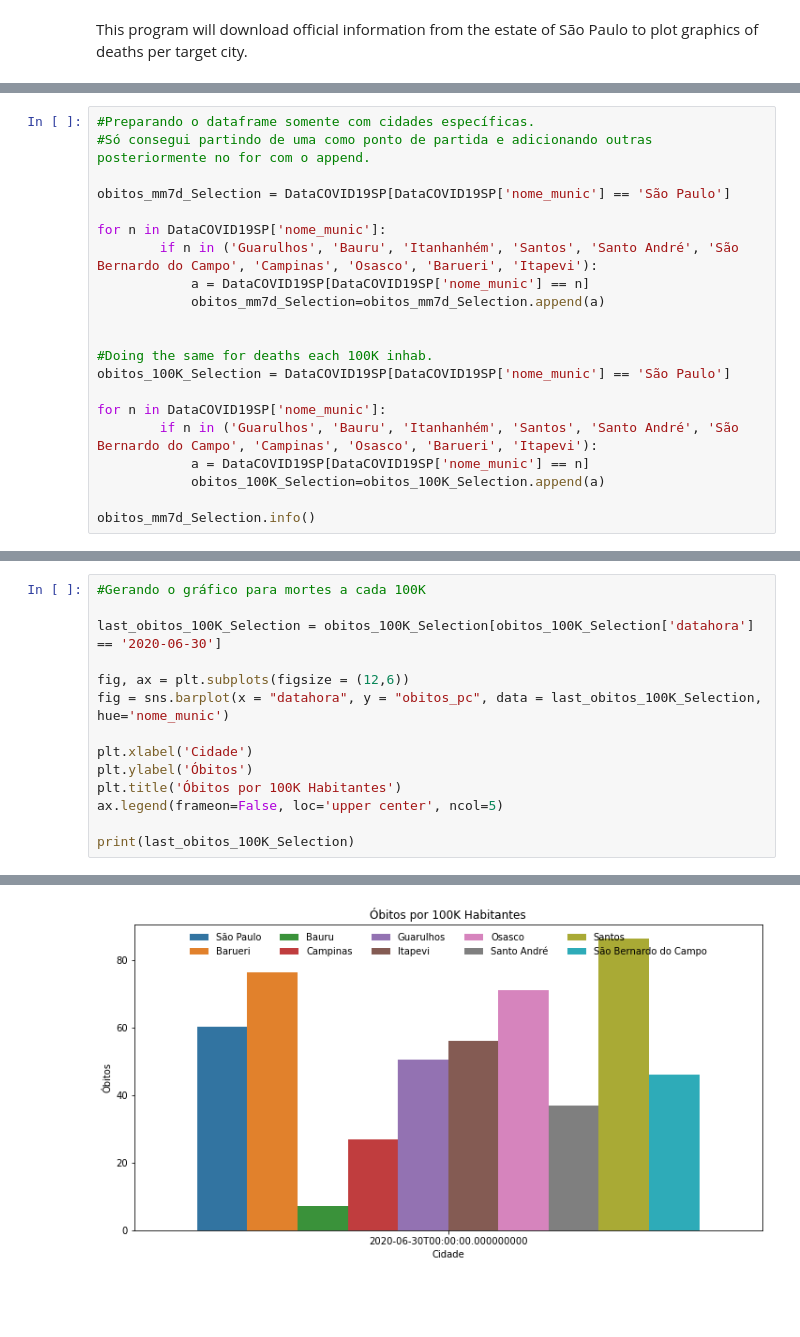
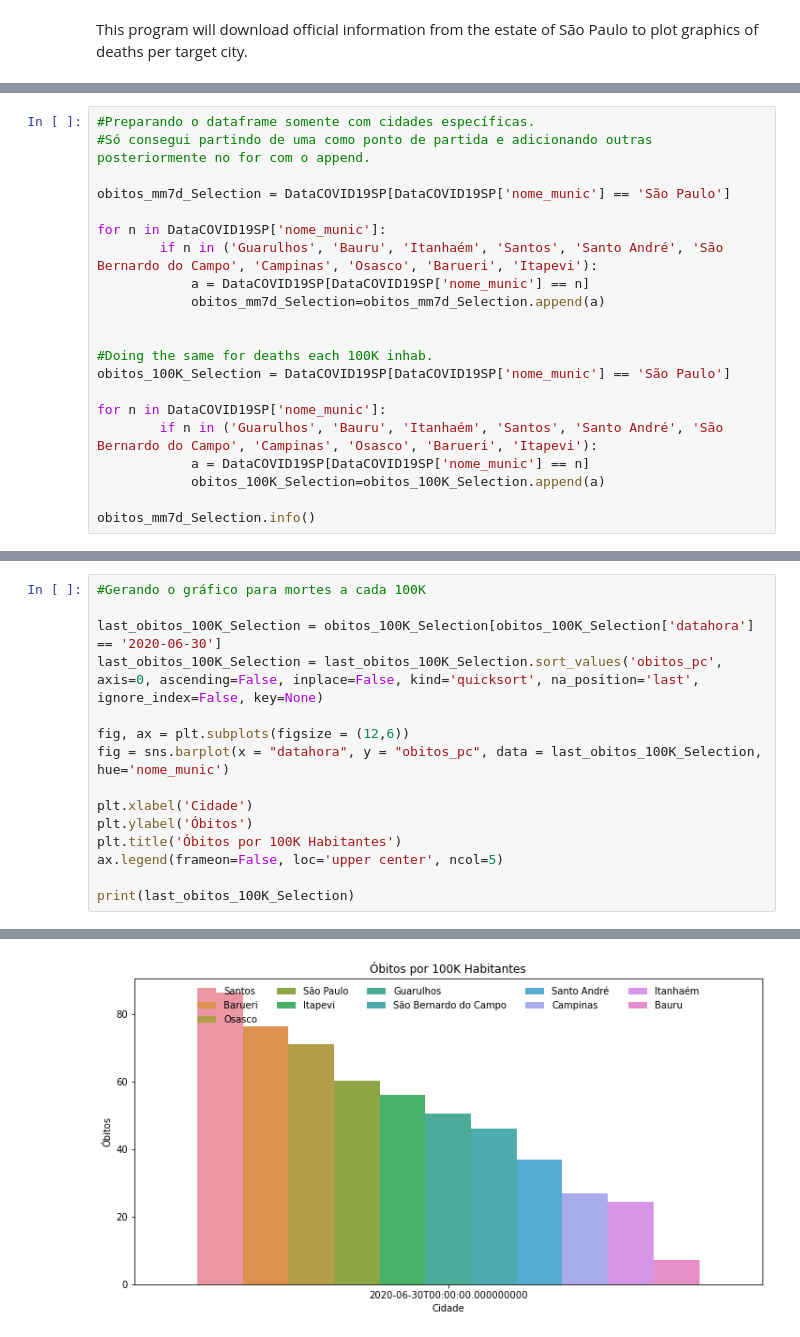
Before and after one commit to tiago-df/My_learning_patch_Python, a Jupyter notebook: COVID-19.ipynb, the cells around one changed output, grey strips where cells are left out. Cells and saved outputs as stored; diff of their text form; blank space fills up the shorter version.

Commit message:
Add files via upload
updated the name of Itanhaém from Itanhanhém.

```diff
--- a/COVID-19.ipynb
+++ b/COVID-19.ipynb
@@ -61,7 +62,7 @@ Text(0.5, 1.0, 'Óbitos de São Paulo por 100K Habitantes')
 obitos_mm7d_Selection = DataCOVID19SP[DataCOVID19SP['nome_munic'] == 'São Paulo']
 
 for n in DataCOVID19SP['nome_munic']:
-        if n in ('Guarulhos', 'Bauru', 'Itanhanhém', 'Santos', 'Santo André', 'São Bernardo do Campo', 'Campinas', 'Osasco', 'Barueri', 'Itapevi'):
+        if n in ('Guarulhos', 'Bauru', 'Itanhaém', 'Santos', 'Santo André', 'São Bernardo do Campo', 'Campinas', 'Osasco', 'Barueri', 'Itapevi'):
             a = DataCOVID19SP[DataCOVID19SP['nome_munic'] == n]
             obitos_mm7d_Selection=obitos_mm7d_Selection.append(a)
 
@@ -70,7 +71,7 @@ for n in DataCOVID19SP['nome_munic']:
 obitos_100K_Selection = DataCOVID19SP[DataCOVID19SP['nome_munic'] == 'São Paulo']
 
 for n in DataCOVID19SP['nome_munic']:
-        if n in ('Guarulhos', 'Bauru', 'Itanhanhém', 'Santos', 'Santo André', 'São Bernardo do Campo', 'Campinas', 'Osasco', 'Barueri', 'Itapevi'):
+        if n in ('Guarulhos', 'Bauru', 'Itanhaém', 'Santos', 'Santo André', 'São Bernardo do Campo', 'Campinas', 'Osasco', 'Barueri', 'Itapevi'):
             a = DataCOVID19SP[DataCOVID19SP['nome_munic'] == n]
             obitos_100K_Selection=obitos_100K_Selection.append(a)
 
@@ -115,6 +116,7 @@ Text(0.5, 1.0, 'Óbitos por 100K Habitantes')
 #Gerando o gráfico para mortes a cada 100K
 
 last_obitos_100K_Selection = obitos_100K_Selection[obitos_100K_Selection['datahora'] == '2020-06-30']
+last_obitos_100K_Selection = last_obitos_100K_Selection.sort_values('obitos_pc', axis=0, ascending=False, inplace=False, kind='quicksort', na_position='last', ignore_index=False, key=None)
 
 fig, ax = plt.subplots(figsize = (12,6))
 fig = sns.barplot(x = "datahora", y = "obitos_pc", data = last_obitos_100K_Selection, hue='nome_munic')
@@ -143 +145 @@ print(last_obitos_100K_Selection)
-[figure, old version]
+[figure, new version]
```
Also changed, not shown: parts of 7 cells of this notebook.
